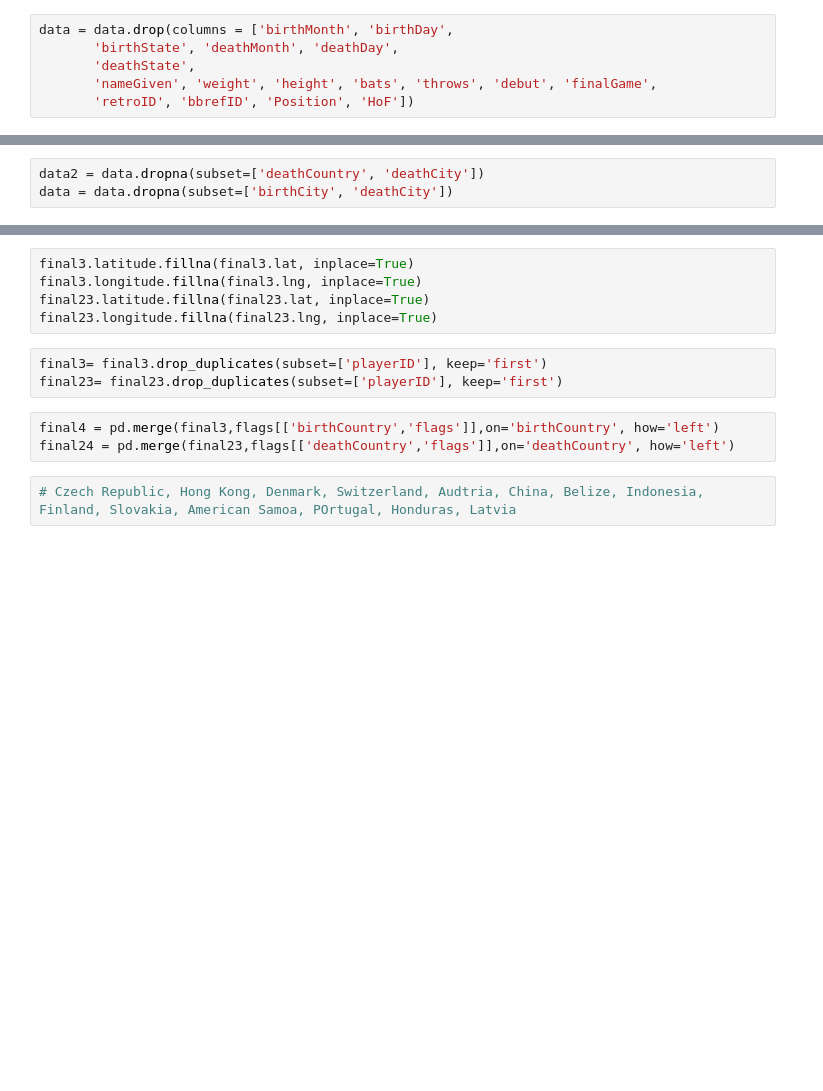
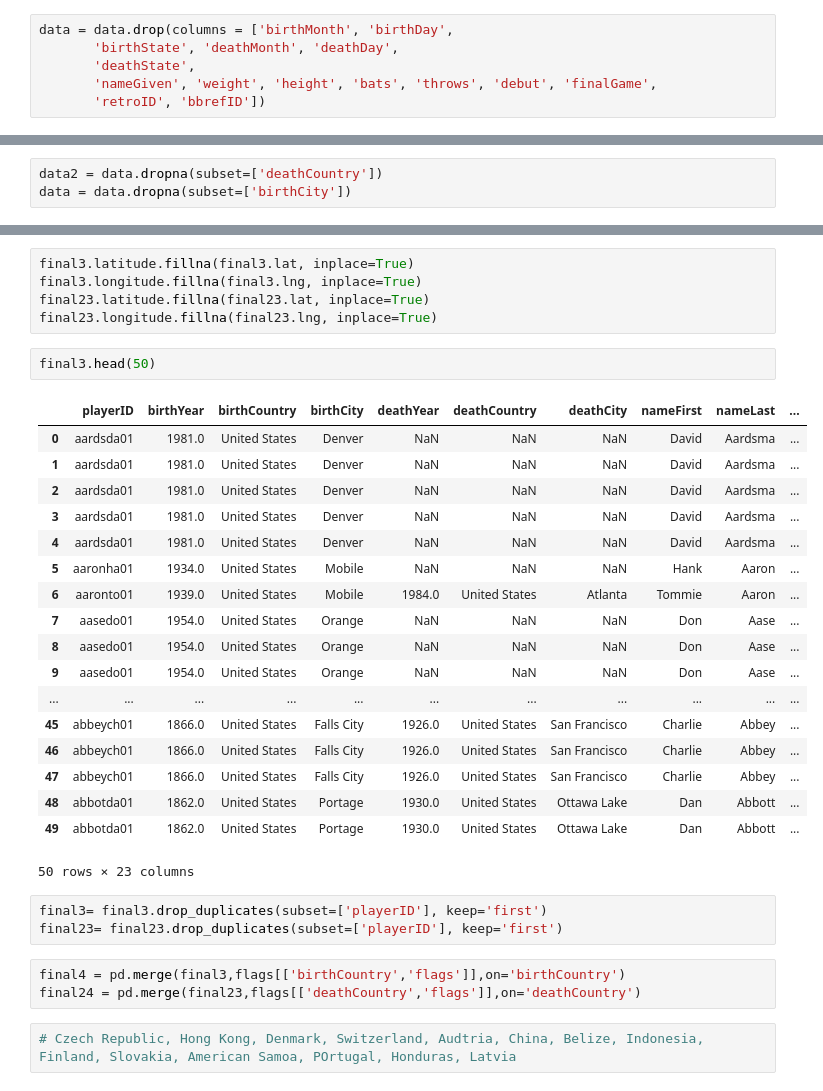
Before and after one commit to TrevorCap/BaseballVisualization, a Jupyter notebook: data/Data Merging.ipynb, the cells around one changed output, grey strips where cells are left out. Cells and saved outputs as stored; diff of their text form; blank space fills up the shorter version.

```diff
--- a/data/Data Merging.ipynb
+++ b/data/Data Merging.ipynb
@@ -16,7 +16,7 @@ data = data.drop(columns = ['birthMonth', 'birthDay',
        'birthState', 'deathMonth', 'deathDay',
        'deathState',
        'nameGiven', 'weight', 'height', 'bats', 'throws', 'debut', 'finalGame',
-       'retroID', 'bbrefID', 'Position', 'HoF'])
+       'retroID', 'bbrefID'])
 # %%
 namer={"USA": "United States","Curaçao" : "Curacao", "D.R.": "Dominican Republic", 'CAN': "Canada", "P.R.": "Puerto Rico", "V.I.": "U.S. Virgin Islands"}
 # %%
@@ -26,8 +26,8 @@ data = data.replace({"deathCountry": namer})
 flags = flags.rename(index=str, columns={"country": "birthCountry"})
 flags['deathCountry'] = flags.birthCountry
 # %%
-data2 = data.dropna(subset=['deathCountry', 'deathCity'])
-data = data.dropna(subset=['birthCity', 'deathCity'])
+data2 = data.dropna(subset=['deathCountry'])
+data = data.dropna(subset=['birthCity'])
 # %%
 cities = cities.drop(columns=['network', 'represented_country_geoname_id', 'is_anonymous_proxy',
        'is_satellite_provider', 'postal_code', 'accuracy_radius'])
@@ -60,12 +60,33 @@ final3.latitude.fillna(final3.lat, inplace=True)
 final3.longitude.fillna(final3.lng, inplace=True)
 final23.latitude.fillna(final23.lat, inplace=True)
 final23.longitude.fillna(final23.lng, inplace=True)
+# %%
+final3.head(50)
+# %% [output]
+|  | playerID | birthYear | birthCountry | birthCity | deathYear | deathCountry | deathCity | nameFirst | nameLast | ... |
+| 0 | aardsda01 | 1981.0 | United States | Denver | NaN | NaN | NaN | David | Aardsma | ... |
+| 1 | aardsda01 | 1981.0 | United States | Denver | NaN | NaN | NaN | David | Aardsma | ... |
+| 2 | aardsda01 | 1981.0 | United States | Denver | NaN | NaN | NaN | David | Aardsma | ... |
+| 3 | aardsda01 | 1981.0 | United States | Denver | NaN | NaN | NaN | David | Aardsma | ... |
+| 4 | aardsda01 | 1981.0 | United States | Denver | NaN | NaN | NaN | David | Aardsma | ... |
+| 5 | aaronha01 | 1934.0 | United States | Mobile | NaN | NaN | NaN | Hank | Aaron | ... |
+| 6 | aaronto01 | 1939.0 | United States | Mobile | 1984.0 | United States | Atlanta | Tommie | Aaron | ... |
+| 7 | aasedo01 | 1954.0 | United States | Orange | NaN | NaN | NaN | Don | Aase | ... |
+| 8 | aasedo01 | 1954.0 | United States | Orange | NaN | NaN | NaN | Don | Aase | ... |
+| 9 | aasedo01 | 1954.0 | United States | Orange | NaN | NaN | NaN | Don | Aase | ... |
+| ... | ... | ... | ... | ... | ... | ... | ... | ... | ... | ... |
+| 45 | abbeych01 | 1866.0 | United States | Falls City | 1926.0 | United States | San Francisco | Charlie | Abbey | ... |
+| 46 | abbeych01 | 1866.0 | United States | Falls City | 1926.0 | United States | San Francisco | Charlie | Abbey | ... |
+| 47 | abbeych01 | 1866.0 | United States | Falls City | 1926.0 | United States | San Francisco | Charlie | Abbey | ... |
+| 48 | abbotda01 | 1862.0 | United States | Portage | 1930.0 | United States | Ottawa Lake | Dan | Abbott | ... |
+| 49 | abbotda01 | 1862.0 | United States | Portage | 1930.0 | United States | Ottawa Lake | Dan | Abbott | ... |
+50 rows × 23 columns
 # %%
 final3= final3.drop_duplicates(subset=['playerID'], keep='first')
 final23= final23.drop_duplicates(subset=['playerID'], keep='first')
 # %%
-final4 = pd.merge(final3,flags[['birthCountry','flags']],on='birthCountry', how='left')
-final24 = pd.merge(final23,flags[['deathCountry','flags']],on='deathCountry', how='left')
+final4 = pd.merge(final3,flags[['birthCountry','flags']],on='birthCountry')
+final24 = pd.merge(final23,flags[['deathCountry','flags']],on='deathCountry')
 # %%
 # Czech Republic, Hong Kong, Denmark, Switzerland, Audtria, China, Belize, Indonesia, Finland, Slovakia, American Samoa, POrtugal, Honduras, Latvia
 # %%
```
Also changed, not shown: parts of 6 cells of this notebook, 3 other files.
